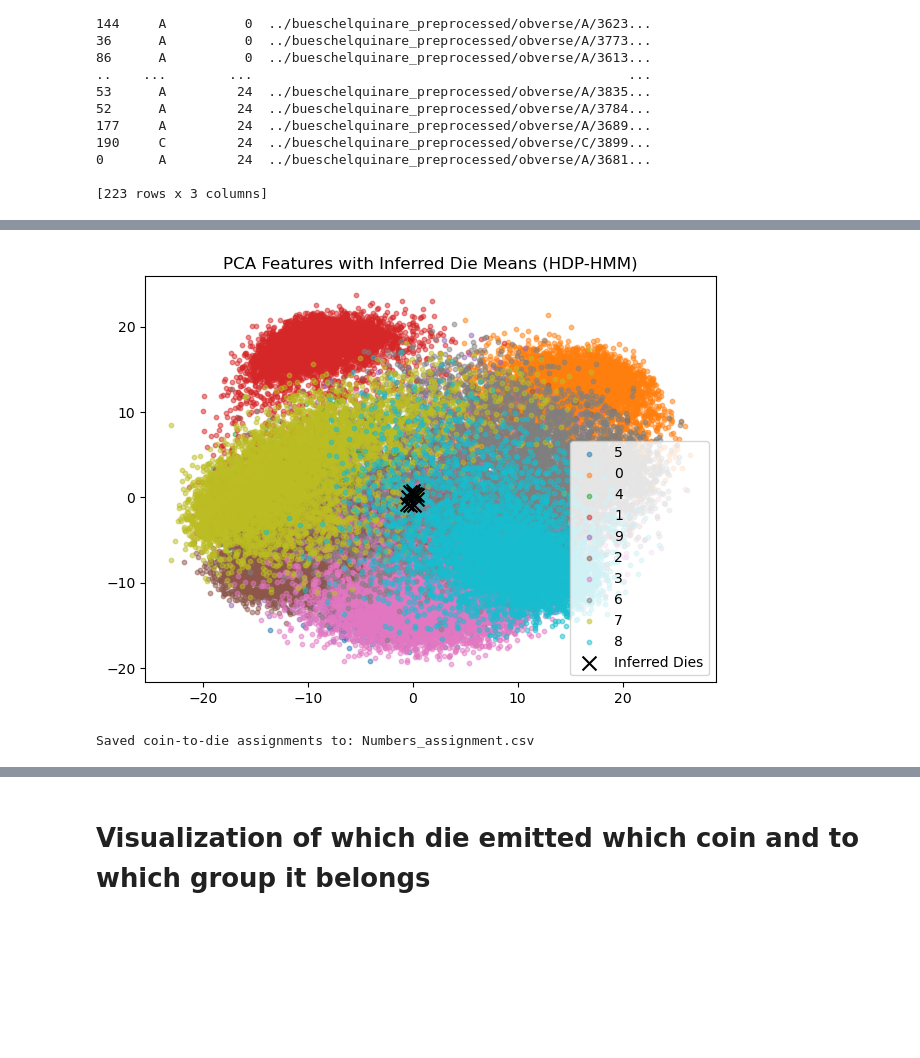
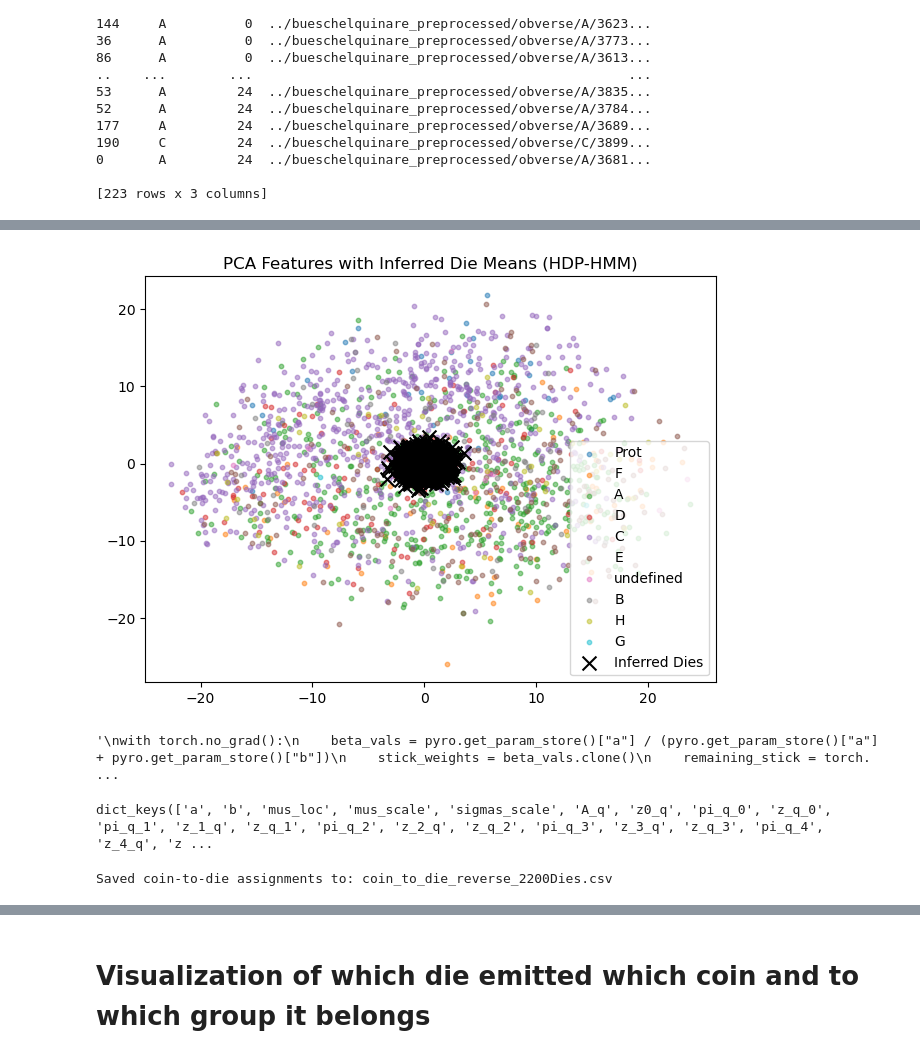
Before and after one commit to alexander-schl/data_challenges, a Jupyter notebook: true_hdp_hsmm.ipynb, the cells around one changed output, grey strips where cells are left out. Drawn from its saved outputs; the diff is of its cells as text; code cells hidden in the pictures; blank space fills up the shorter version.

```diff
--- a/true_hdp_hsmm.ipynb
+++ b/true_hdp_hsmm.ipynb
@@ -214,19 +214,15 @@ print(df)
 import pickle
 import torch
 from collections import defaultdict
-import torch
 import pyro
+import pandas as pd
 import pyro.distributions as dist
 from pyro.infer import SVI, Trace_ELBO
 from pyro.optim import Adam
 import matplotlib.pyplot as plt
+import pyro.poutine as poutine
 # HDP-HMM over groups (each group emits all its coins from a single die)
-import pyro
-import pyro.distributions as dist
-import torch
-import pyro.poutine as poutine
-from pyro.infer import SVI, Trace_ELBO
-from pyro.optim import Adam
+
 
 
 # Setup
@@ -238,7 +234,7 @@ device = torch.device("cpu")
 #with open("coin_features_pca_coin_clip.pkl", "rb") as f:
 #    data = pickle.load(f)
 
-with open("features_pca_numbers_clip.pkl", "rb") as f:
+with open("coin_features_pca_coin_clip_reverse.pkl", "rb") as f:
        data = pickle.load(f)
 
 
@@ -259,12 +255,11 @@ filtered_data = {
 }
 data = filtered_data
 
-
 Select_Die = True
 if Select_Die:
-    path = "coin_die_assignments_reverse.csv"
+    path = "Numbers_assignment.csv"
     df = pd.read_csv(path)
-    die = 20
+    die = 5
     Die_Specific = df[df["die_index"] == die]["image_path"].tolist()
 
     keep_indices = [
@@ -302,10 +297,10 @@ print(f"Loaded {len(group_data)} groups with {sum(len(g) for g in group_data)} t
 
 
 # Hyperparameters
-alpha_val = 50
-gamma_val = 50
-#num_states = 200
-num_states = 10
+alpha_val = 5.0
+gamma_val = 1.0
+num_states = 2200
+#num_states = 82
 #num_states = 26
 obs_dim = group_data[0].shape[1] # dimensionality of feature vectors
 
@@ -314,9 +309,16 @@ obs_dim = group_data[0].shape[1] # dimensionality of feature vectors
 
 def model(groups):
     gamma = torch.tensor(gamma_val)
+    '''
+    v_k = pyro.sample("v_k", dist.Kumaraswamy(torch.ones(num_states), torch.ones(num_states)).to_event(1))
+
+    remaining_stick = torch.cumprod(1 - v_k, dim=-1)
+    beta_k = v_k.clone()
+    beta_k[1:] = v_k[1:] * remaining_stick[:-1]
+    beta = torch.cat([beta_k, 1 - beta_k.sum().unsqueeze(0)], dim=0)
+    '''
     beta_k = pyro.sample("beta_k", dist.Beta(1., gamma).expand([num_states]).to_event(1))
     beta = torch.cat([beta_k, 1 - beta_k.sum().unsqueeze(0)], dim=0)
-
     mus = pyro.sample("mus", dist.Normal(torch.zeros(num_states, obs_dim), 5.0).to_event(2))
     sigmas = pyro.sample("sigmas", dist.HalfCauchy(torch.ones(num_states, obs_dim)).to_event(2))
 
@@ -337,13 +339,27 @@ def model(groups):
             pyro.sample(f"x_{g}", dist.Normal(mus[z_ng], sigmas[z_ng]).to_event(1), obs=group)
 
 def guide(groups):
+    '''
+    Using Stick breaking Process
+    a = pyro.param("a", lambda: torch.ones(num_states) * 2.0, constraint=dist.constraints.greater_than(1e-2))
+    b = pyro.param("b", lambda: torch.ones(num_states) * 2.0, constraint=dist.constraints.greater_than(1e-2))
+    v_k = pyro.sample("v_k", dist.Kumaraswamy(a, b).to_event(1))
+
+    # Construct beta stick-breaking weights from v_k
+    # NOTE: We need to handle beta vector properly outside the sample statement.
+    remaining_stick = torch.cumprod(1 - v_k, dim=-1)
+    beta_k = v_k.clone()
+    beta_k[1:] = v_k[1:] * remaining_stick[:-1]
+    pyro.deterministic("beta_k", beta_k)
+    '''
     beta_k_q = pyro.param("beta_k_q", lambda: torch.rand(num_states), constraint=dist.constraints.unit_interval)
+    pyro.sample("beta_k", dist.Delta(beta_k_q).to_event(1))
     #beta_k_q = pyro.param(
     #    "beta_k_q",
     #    lambda: torch.full((num_states,), 0.8),
     #    constraint=dist.constraints.unit_interval
     #)
-    pyro.sample("beta_k", dist.Delta(beta_k_q).to_event(1))
+    #pyro.sample("beta_k", dist.Delta(beta_k_q).to_event(1))
 
     mus_loc = pyro.param("mus_loc", lambda: torch.randn(num_states, obs_dim))
     mus_scale = pyro.param("mus_scale", lambda: torch.ones(num_states, obs_dim), constraint=dist.constraints.positive)
@@ -412,4 +428,17 @@ plt.title("PCA Features with Inferred Die Means (HDP-HMM)")
 plt.legend()
 plt.tight_layout()
 plt.show()
+'''
+with torch.no_grad():
+    beta_vals = pyro.get_param_store()["a"] / (pyro.get_param_store()["a"] + pyro.get_param_store()["b"])
+    stick_weights = beta_vals.clone()
+    remaining_stick = torch.cumprod(1 - beta_vals, dim=-1)
+    stick_weights[1:] = beta_vals[1:] * remaining_stick[:-1]
+
+    plt.bar(range(len(stick_weights)), stick_weights.detach().cpu())
+    plt.title("Learned Stick-Breaking Weights (beta_k)")
+    plt.xlabel("Die Index")
+    plt.ylabel("Weight")
+    plt.show()
+'''
 # %% [output]
@@ -433,4 +462,9 @@ Loaded 10 groups with 60000 total coins.
-[figure, old version]
+[figure, new version]
+'\nwith torch.no_grad():\n    beta_vals = pyro.get_param_store()["a"] / (pyro.get_param_store()["a"] + pyro.get_param_store()["b"])\n    stick_weights = beta_vals.clone()\n    remaining_stick = torch. ...
+# %%
+print(pyro.get_param_store().keys())
+# %% [output]
+dict_keys(['a', 'b', 'mus_loc', 'mus_scale', 'sigmas_scale', 'A_q', 'z0_q', 'pi_q_0', 'z_q_0', 'pi_q_1', 'z_1_q', 'z_q_1', 'pi_q_2', 'z_2_q', 'z_q_2', 'pi_q_3', 'z_3_q', 'z_q_3', 'pi_q_4', 'z_4_q', 'z ...
 # %%
 # Step 1: Extract posterior parameters
 mus = pyro.param("mus_loc").detach()
@@ -469,11 +508,11 @@ import pandas as pd
 df = pd.DataFrame(coin_to_die)
 
 # Save to CSV
-output_csv = "Numbers_assignment.csv"
+output_csv = "coin_to_die_reverse_2200Dies.csv"
 df.to_csv(output_csv, index=False)
 
 print(f"Saved coin-to-die assignments to: {output_csv}")
 # %% [output]
-Saved coin-to-die assignments to: Numbers_assignment.csv
+Saved coin-to-die assignments to: coin_to_die_reverse_2200Dies.csv
 # %%
 from collections import Counter
```
Also changed, not shown: parts of 16 cells of this notebook.
